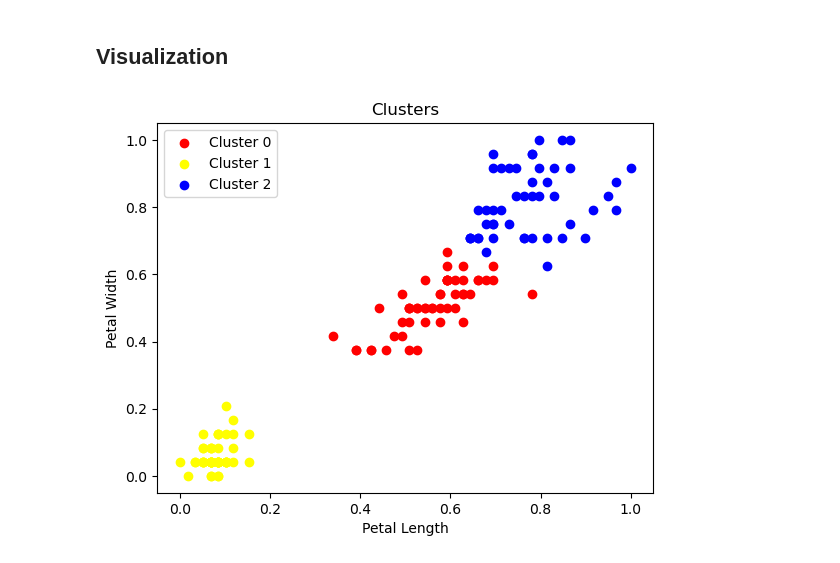
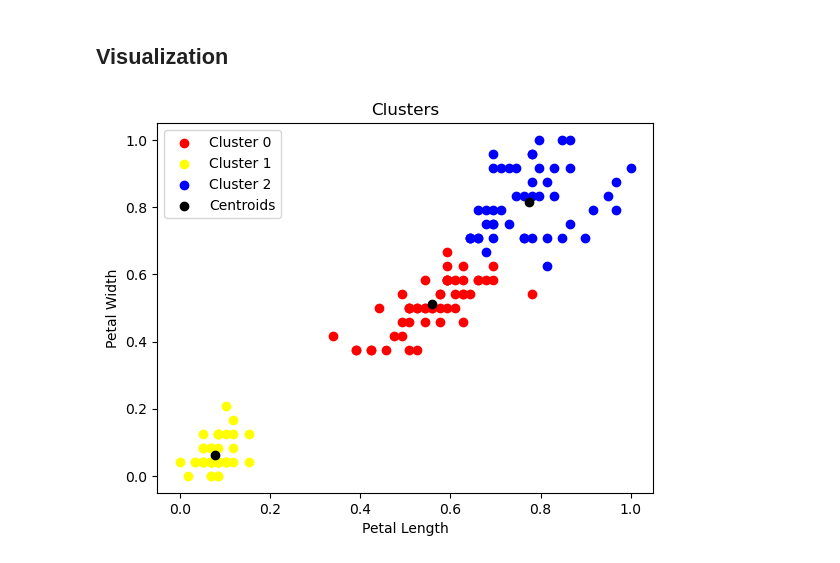
Before and after one commit to markdhareal/k-means-clustering, a Jupyter notebook: notebook/k-means-practice.ipynb, the cells around one changed output. Cells and saved outputs as stored; diff of their text form; code cells hidden in the pictures.

Commit message:
Add Centroids

```diff
--- a/notebook/k-means-practice.ipynb
+++ b/notebook/k-means-practice.ipynb
@@ -130,15 +130,16 @@ iris_data_frame.head()
 # %%
 iris_0 = iris_data_frame[iris_data_frame['Cluster'] == 0]
 iris_1 = iris_data_frame[iris_data_frame['Cluster'] == 1]
 iris_2 = iris_data_frame[iris_data_frame['Cluster'] == 2]
 
 plt.title('Clusters')
 plt.xlabel('Petal Length')
 plt.ylabel('Petal Width')
 plt.scatter(iris_0['Petal Length'], iris_0['Petal Width'], color='red', label='Cluster 0')
 plt.scatter(iris_1['Petal Length'], iris_1['Petal Width'], color='yellow', label='Cluster 1')
 plt.scatter(iris_2['Petal Length'], iris_2['Petal Width'], color='blue', label='Cluster 2')
+plt.scatter(km_model.cluster_centers_[:,0], km_model.cluster_centers_[:,1], color='black', label='Centroids')
 plt.legend()
 plt.show()
 # %% [output]
-[figure, old version]
+[figure, new version]
```
